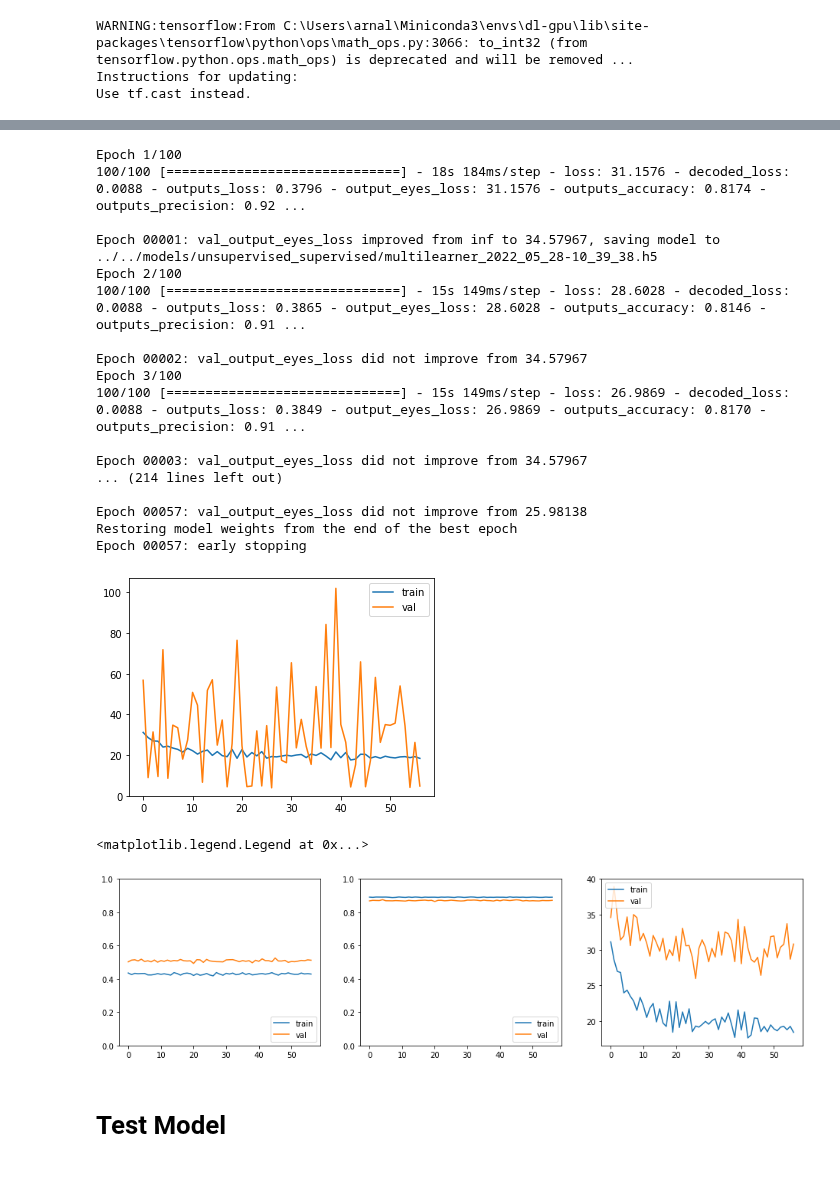
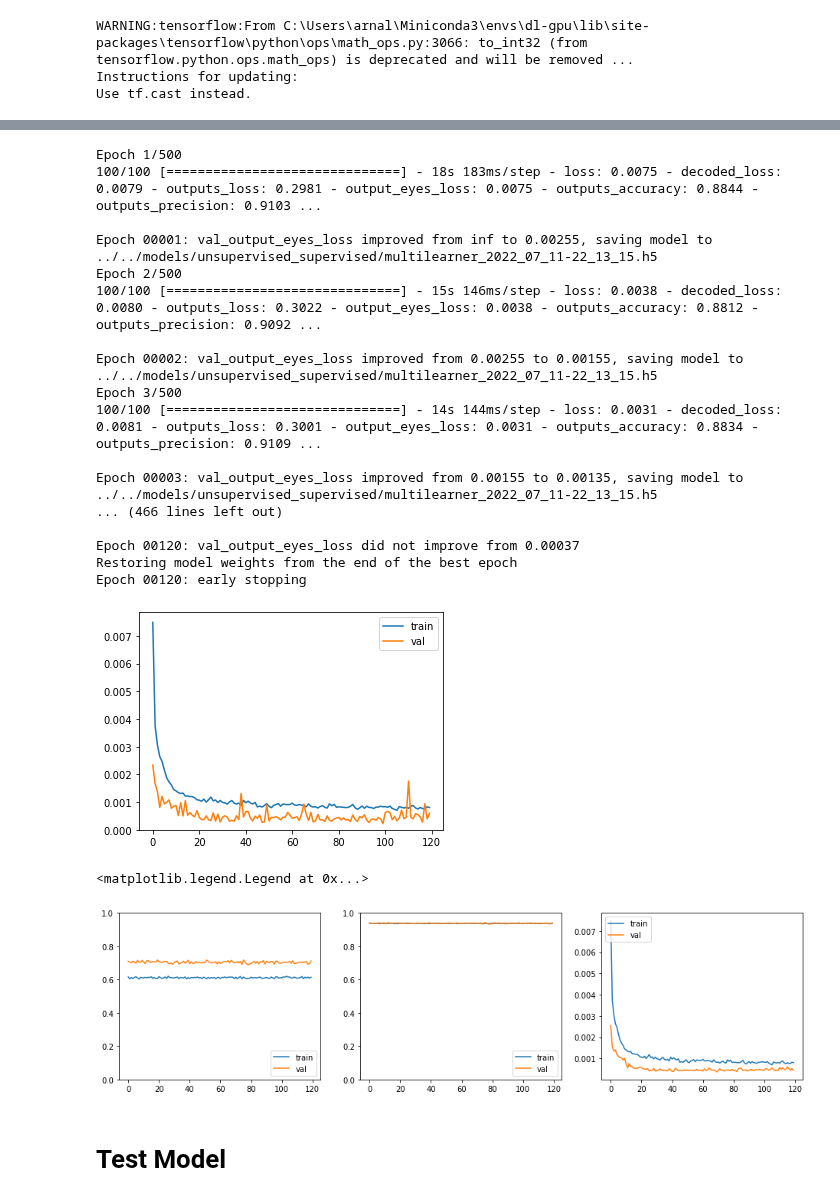
Before and after one commit to arnaldog12/icaonet, a Jupyter notebook: notebooks/supervised_unsupervised/Multilearning-Finetune.ipynb, the cells around one changed output, grey strips where cells are left out. Cells and saved outputs as stored; diff of their text form; code cells hidden in the pictures.

Commit message:
🧠 train eye's branch with new dataset
- remove not detected faces by dlib

```diff
--- a/notebooks/supervised_unsupervised/Multilearning-Finetune.ipynb
+++ b/notebooks/supervised_unsupervised/Multilearning-Finetune.ipynb
@@ -91,8 +91,8 @@ else:
 # %% [output]
 Dataset found. Loading...
 # %%
-x = dataset.images
-mrks = dataset.mrks
+x = np.array(dataset.images)
+mrks = np.array(dataset.mrks)
 y_reqs = np.array([mrk_file.photo_reqs.values() for mrk_file in mrks])
 y_eyes = np.array([mrk_file.right_eye.center().as_list() + mrk_file.left_eye.center().as_list() for mrk_file in mrks])
 
@@ -236,14 +236,8 @@ N_EYES = y_train_eyes.shape[1]
 
 avg_pool = best_model.get_layer("global_average_pooling2d_1").output
 
-avg_relu_1 = GlobalAvgPool2D(name="avg_relu_1")(best_model.get_layer("relu_1").output)
-avg_relu_2 = GlobalAvgPool2D(name="avg_relu_2")(best_model.get_layer("relu_2").output)
-avg_relu_3 = GlobalAvgPool2D(name="avg_relu_3")(best_model.get_layer("relu_3").output)
-avg_relu_4 = GlobalAvgPool2D(name="avg_relu_4")(best_model.get_layer("relu_4").output)
-emb_concat = Concatenate(name="emb_concat")([avg_relu_1, avg_relu_2, avg_relu_3, avg_relu_4, avg_pool])
-
-dense_3 = dense_layer(3, emb_concat, 64)
-dense_4 = dense_layer(4, dense_3, 32)
+dense_3 = dense_layer(3, avg_pool, 64)
+dense_4 = dense_layer(4, dense_3, 64)
 regress = Dense(units=N_EYES, activation='sigmoid', name='output_eyes')(dense_4)
 
 model = Model(
@@ -289,7 +283,7 @@ mlflow.log_param("eyes loss weight", EYES_LOSS_WEIGHT)
 losses = {
     "decoded": "mean_squared_error",
     "outputs": "binary_crossentropy",
-    "output_eyes": "mean_absolute_percentage_error"
+    "output_eyes": "mean_squared_error"
 }
 
 loss_weights = {
@@ -308,48 +302,48 @@ model.compile(optimizer='adam', loss=losses, loss_weights=loss_weights, metrics=
 
 FILE_MODEL = FOLDER_MODELS + timestamp_model_name(prefix="multilearner_")
 list_callbacks = [
     ModelCheckpoint(FILE_MODEL, monitor=METRIC_TO_MONITOR, mode="min", verbose=1, save_best_only=True),
-    EarlyStopping(monitor=METRIC_TO_MONITOR, mode="min", patience=30, verbose=1, restore_best_weights=True)
+    EarlyStopping(monitor=METRIC_TO_MONITOR, mode="min", patience=50, verbose=1, restore_best_weights=True)
 ]
 
 affine_params = dict(
     translate_percent=[-0.1, 0.1],
     rotate=[-10, 10],
     scale=[0.9, 1.1],
     order=0,
 )
 
 gen_train = ImageLandmarkGenerator(x_train, y_train_reqs, y_train_eyes, batch_size=32, **affine_params)
 gen_valid = ImageLandmarkGenerator(x_val, y_val_reqs, y_val_eyes, batch_size=32, **affine_params)
 
 hist = model.fit_generator(
     gen_train,
     steps_per_epoch=100,
-    epochs=100,
+    epochs=500,
     validation_data=gen_valid,
     callbacks=list_callbacks
 )
 
 plot.keras_hist(hist.history)
 # %% [output]
-Epoch 1/100
-100/100 [==============================] - 18s 184ms/step - loss: 31.1576 - decoded_loss: 0.0088 - outputs_loss: 0.3796 - output_eyes_loss: 31.1576 - outputs_accuracy: 0.8174 - outputs_precision: 0.92 ...
+Epoch 1/500
+100/100 [==============================] - 18s 183ms/step - loss: 0.0075 - decoded_loss: 0.0079 - outputs_loss: 0.2981 - output_eyes_loss: 0.0075 - outputs_accuracy: 0.8844 - outputs_precision: 0.9103 ...
 
-Epoch 00001: val_output_eyes_loss improved from inf to 34.57967, saving model to ../../models/unsupervised_supervised/multilearner_2022_05_28-10_39_38.h5
-Epoch 2/100
-100/100 [==============================] - 15s 149ms/step - loss: 28.6028 - decoded_loss: 0.0088 - outputs_loss: 0.3865 - output_eyes_loss: 28.6028 - outputs_accuracy: 0.8146 - outputs_precision: 0.91 ...
+Epoch 00001: val_output_eyes_loss improved from inf to 0.00255, saving model to ../../models/unsupervised_supervised/multilearner_2022_07_11-22_13_15.h5
+Epoch 2/500
+100/100 [==============================] - 15s 146ms/step - loss: 0.0038 - decoded_loss: 0.0080 - outputs_loss: 0.3022 - output_eyes_loss: 0.0038 - outputs_accuracy: 0.8812 - outputs_precision: 0.9092 ...
 
-Epoch 00002: val_output_eyes_loss did not improve from 34.57967
-Epoch 3/100
-100/100 [==============================] - 15s 149ms/step - loss: 26.9869 - decoded_loss: 0.0088 - outputs_loss: 0.3849 - output_eyes_loss: 26.9869 - outputs_accuracy: 0.8170 - outputs_precision: 0.91 ...
+Epoch 00002: val_output_eyes_loss improved from 0.00255 to 0.00155, saving model to ../../models/unsupervised_supervised/multilearner_2022_07_11-22_13_15.h5
+Epoch 3/500
+100/100 [==============================] - 14s 144ms/step - loss: 0.0031 - decoded_loss: 0.0081 - outputs_loss: 0.3001 - output_eyes_loss: 0.0031 - outputs_accuracy: 0.8834 - outputs_precision: 0.9109 ...
 
-Epoch 00003: val_output_eyes_loss did not improve from 34.57967
-... (214 lines left out)
+Epoch 00003: val_output_eyes_loss improved from 0.00155 to 0.00135, saving model to ../../models/unsupervised_supervised/multilearner_2022_07_11-22_13_15.h5
+... (466 lines left out)
 
-Epoch 00057: val_output_eyes_loss did not improve from 25.98138
+Epoch 00120: val_output_eyes_loss did not improve from 0.00037
 Restoring model weights from the end of the best epoch
-Epoch 00057: early stopping
+Epoch 00120: early stopping
-[figure, old version]
+[figure, new version]
 # %%
 history = hist.history
 
@@ -372,7 +366,7 @@ plt.plot(history['val_output_eyes_loss'], label='val')
 plt.legend(loc='upper left')
 # %% [output]
 <matplotlib.legend.Legend at 0x...>
-[figure, old version]
+[figure, new version]
 # %% [markdown]
 # Test Model
 # %%
```
Also changed, not shown: parts of 13 cells of this notebook, 1 other file.
